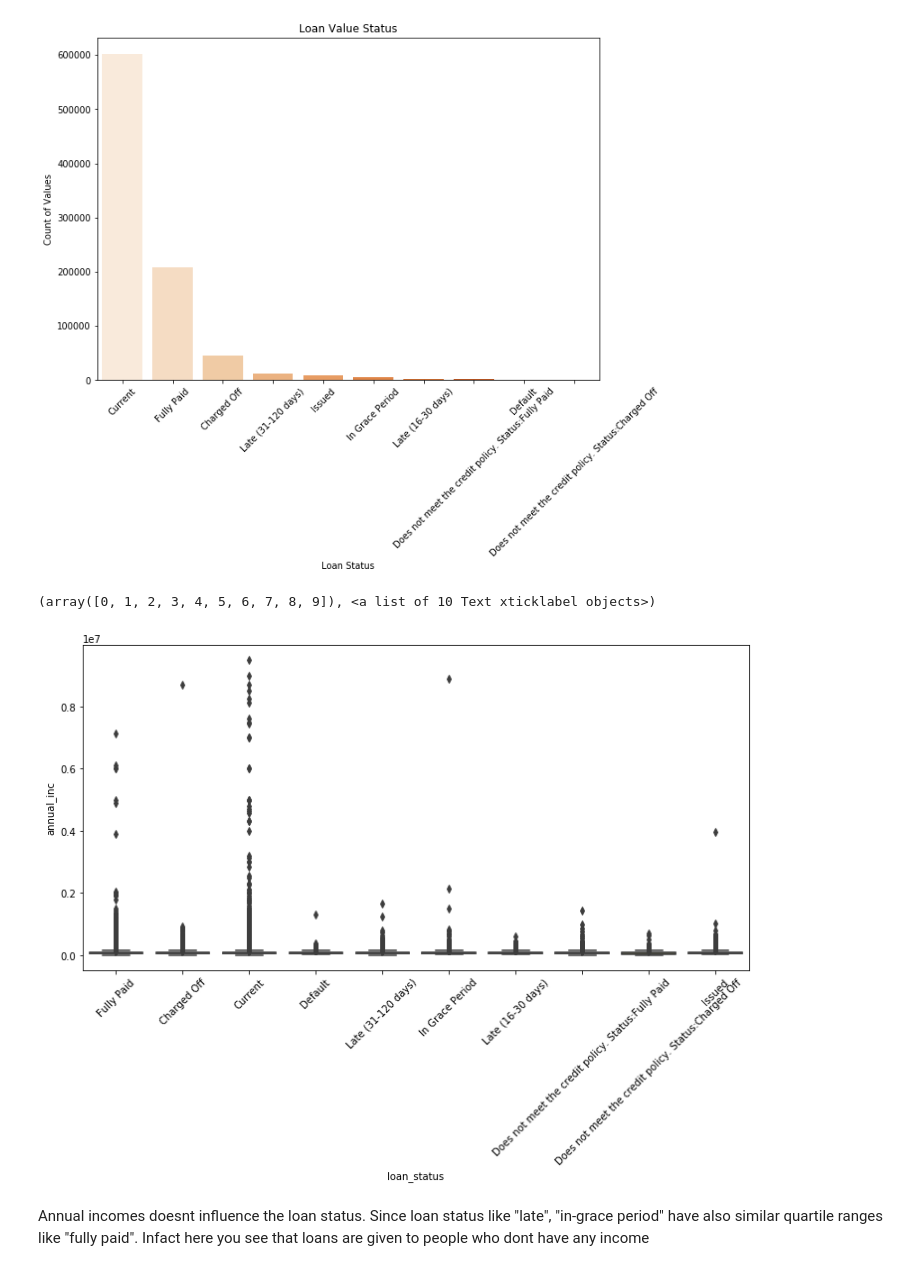
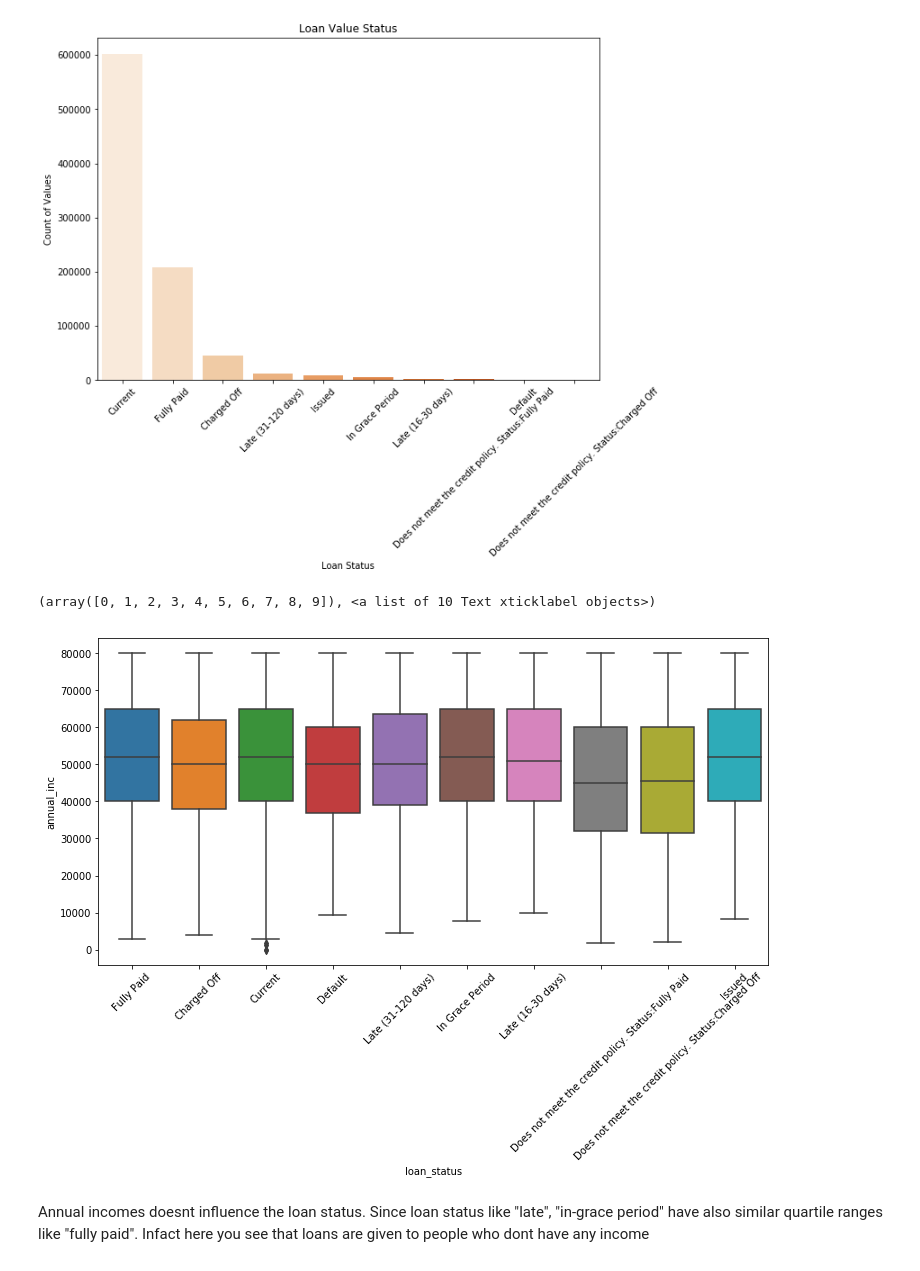
Before and after one commit to Sarita19/loanPrediction, a Jupyter notebook: Loan Default Payments.ipynb, the cells around one changed output. Cells and saved outputs as stored; diff of their text form; code cells hidden in the pictures.

```diff
--- a/Loan Default Payments.ipynb
+++ b/Loan Default Payments.ipynb
@@ -234,15 +234,10 @@ df_cap=df.query("annual_inc<=8.e+04")
 #### 8. Removing highly correlated features
 We try to remove features which are highly corelated. Variables which are highly correlated should be removed as they disturb in the process of creating predictive models. Here we remove variables that have correlation of 0.65 and above
 # %%
-# Create correlation matrix
-def drop_corr(df):
-
-    # Select upper triangle of correlation matrix
-    upper = corr_matrix.where(np.triu(np.ones(corr_matrix.shape), k=1).astype(np.bool))
-    # Find index of feature columns with correlation greater than 0.65
-    to_drop = [column for column in upper.columns if any(upper[column] > 0.65)]
-    df.drop(columns=to_drop, axis=1, inplace=True )
-    #df.drop(df_numerical[to_drop], axis=1, inplace=True )
-    return df
+corr_matrix = df.corr().abs()
+# Select upper triangle of correlation matrix
+upper = corr_matrix.where(np.triu(np.ones(corr_matrix.shape), k=1).astype(np.bool))
+# Find index of feature columns with correlation greater than 0.65
+to_drop = [column for column in upper.columns if any(upper[column] > 0.65)]
+df.drop(columns=to_drop, axis=1, inplace=True )
+#df.drop(df_numerical[to_drop], axis=1, inplace=True )
-# %%
-df=drop_corr(df)
@@ -357,11 +350,11 @@ Name: loan_status, dtype: int64
 [figure]
 # %%
 plt.figure(figsize = (12, 6))
-sns.boxplot(x = 'loan_status', y = 'annual_inc',  data = df)
+sns.boxplot(x = 'loan_status', y = 'annual_inc',  data = df_cap)
 plt.xticks(rotation=45)
 # %% [output]
 (array([0, 1, 2, 3, 4, 5, 6, 7, 8, 9]), <a list of 10 Text xticklabel objects>)
-[figure, old version]
+[figure, new version]
 # %% [markdown]
 Annual incomes doesnt influence the loan status. Since loan status like "late", "in-grace period" have also similar quartile ranges like "fully paid". Infact here you see that loans are given to people who dont have any income
 # %% [markdown]
```
Also changed, not shown: parts of 17 cells of this notebook.
